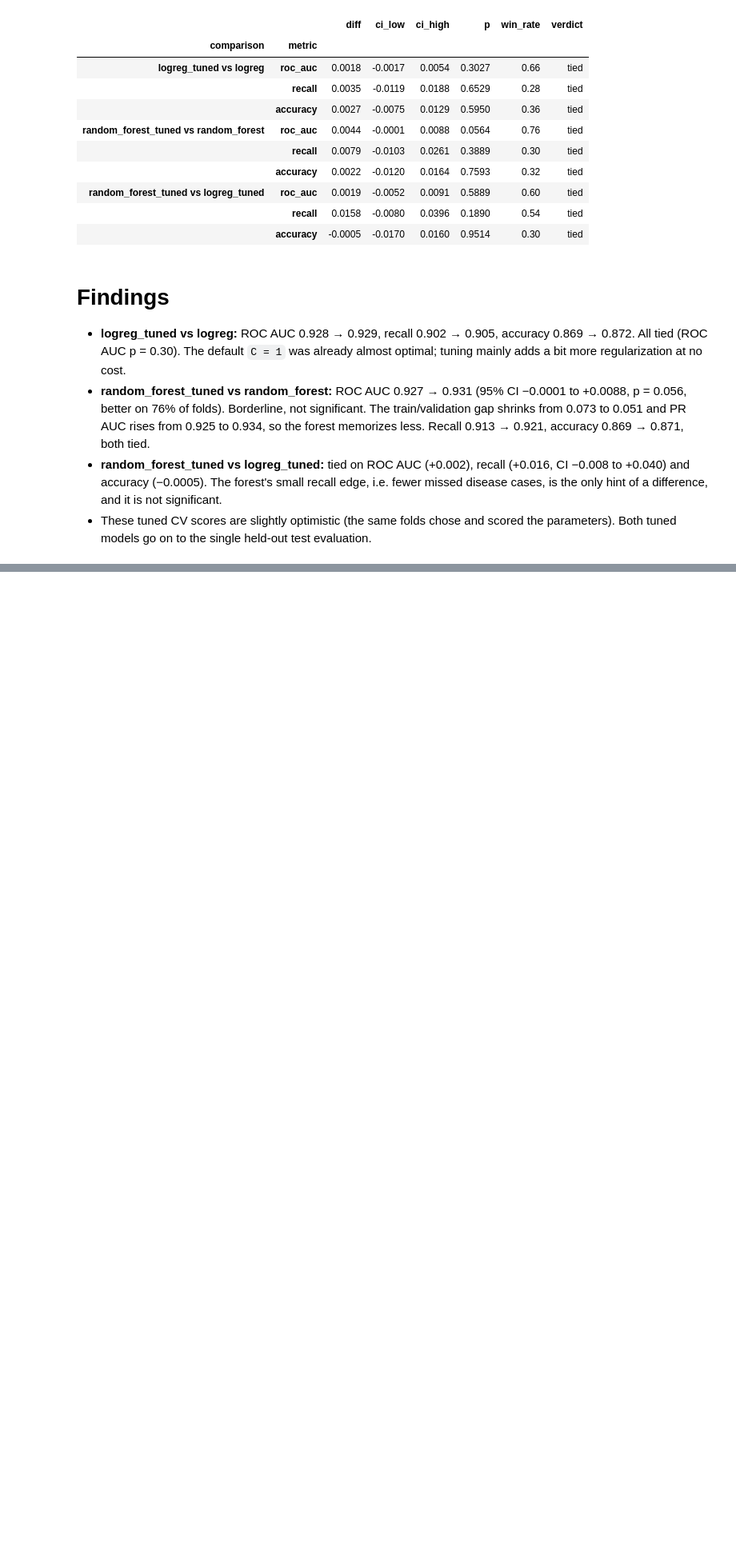
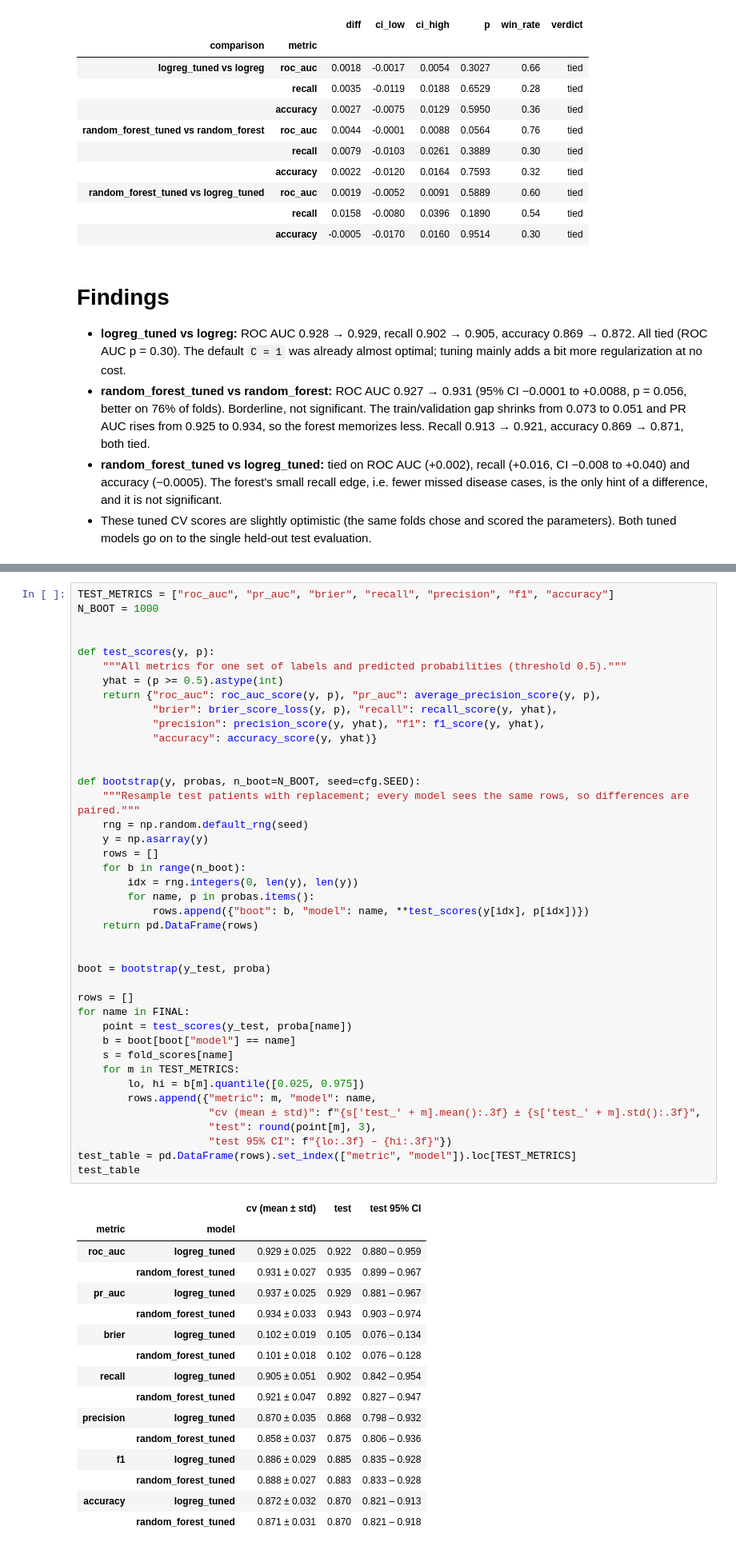
Before and after one commit to kostastranop/Heart-Failure, a Jupyter notebook: notebooks/02_modeling.ipynb, the cells around one changed output, grey strips where cells are left out. Shown at 80% size. Cells and saved outputs as stored; diff of their text form; blank space fills up the shorter version.

Commit message:
Finish Modeling

```diff
--- a/notebooks/02_modeling.ipynb
+++ b/notebooks/02_modeling.ipynb
@@ -483,0 +503,58 @@ pd.DataFrame(rows).set_index(["comparison", "metric"]).round(4)
+# %%
+TEST_METRICS = ["roc_auc", "pr_auc", "brier", "recall", "precision", "f1", "accuracy"]
+N_BOOT = 1000
+
+
+def test_scores(y, p):
+    """All metrics for one set of labels and predicted probabilities (threshold 0.5)."""
+    yhat = (p >= 0.5).astype(int)
+    return {"roc_auc": roc_auc_score(y, p), "pr_auc": average_precision_score(y, p),
+            "brier": brier_score_loss(y, p), "recall": recall_score(y, yhat),
+            "precision": precision_score(y, yhat), "f1": f1_score(y, yhat),
+            "accuracy": accuracy_score(y, yhat)}
+
+
+def bootstrap(y, probas, n_boot=N_BOOT, seed=cfg.SEED):
+    """Resample test patients with replacement; every model sees the same rows, so differences are paired."""
+    rng = np.random.default_rng(seed)
+    y = np.asarray(y)
+    rows = []
+    for b in range(n_boot):
+        idx = rng.integers(0, len(y), len(y))
+        for name, p in probas.items():
+            rows.append({"boot": b, "model": name, **test_scores(y[idx], p[idx])})
+    return pd.DataFrame(rows)
+
+
+boot = bootstrap(y_test, proba)
+
+rows = []
+for name in FINAL:
+    point = test_scores(y_test, proba[name])
+    b = boot[boot["model"] == name]
+    s = fold_scores[name]
+    for m in TEST_METRICS:
+        lo, hi = b[m].quantile([0.025, 0.975])
+        rows.append({"metric": m, "model": name,
+                     "cv (mean ± std)": f"{s['test_' + m].mean():.3f} ± {s['test_' + m].std():.3f}",
+                     "test": round(point[m], 3),
+                     "test 95% CI": f"{lo:.3f} – {hi:.3f}"})
+test_table = pd.DataFrame(rows).set_index(["metric", "model"]).loc[TEST_METRICS]
+test_table
+# %% [output]
+|  |  | cv (mean ± std) | test | test 95% CI |
+| metric | model |  |  |  |
+| roc_auc | logreg_tuned | 0.929 ± 0.025 | 0.922 | 0.880 – 0.959 |
+|  | random_forest_tuned | 0.931 ± 0.027 | 0.935 | 0.899 – 0.967 |
+| pr_auc | logreg_tuned | 0.937 ± 0.025 | 0.929 | 0.881 – 0.967 |
+|  | random_forest_tuned | 0.934 ± 0.033 | 0.943 | 0.903 – 0.974 |
+| brier | logreg_tuned | 0.102 ± 0.019 | 0.105 | 0.076 – 0.134 |
+|  | random_forest_tuned | 0.101 ± 0.018 | 0.102 | 0.076 – 0.128 |
+| recall | logreg_tuned | 0.905 ± 0.051 | 0.902 | 0.842 – 0.954 |
+|  | random_forest_tuned | 0.921 ± 0.047 | 0.892 | 0.827 – 0.947 |
+| precision | logreg_tuned | 0.870 ± 0.035 | 0.868 | 0.798 – 0.932 |
+|  | random_forest_tuned | 0.858 ± 0.037 | 0.875 | 0.806 – 0.936 |
+| f1 | logreg_tuned | 0.886 ± 0.029 | 0.885 | 0.835 – 0.928 |
+|  | random_forest_tuned | 0.888 ± 0.027 | 0.883 | 0.833 – 0.928 |
+| accuracy | logreg_tuned | 0.872 ± 0.032 | 0.870 | 0.821 – 0.913 |
+|  | random_forest_tuned | 0.871 ± 0.031 | 0.870 | 0.821 – 0.918 |
```
Also changed, not shown: parts of 16 cells of this notebook, 31 other files.
